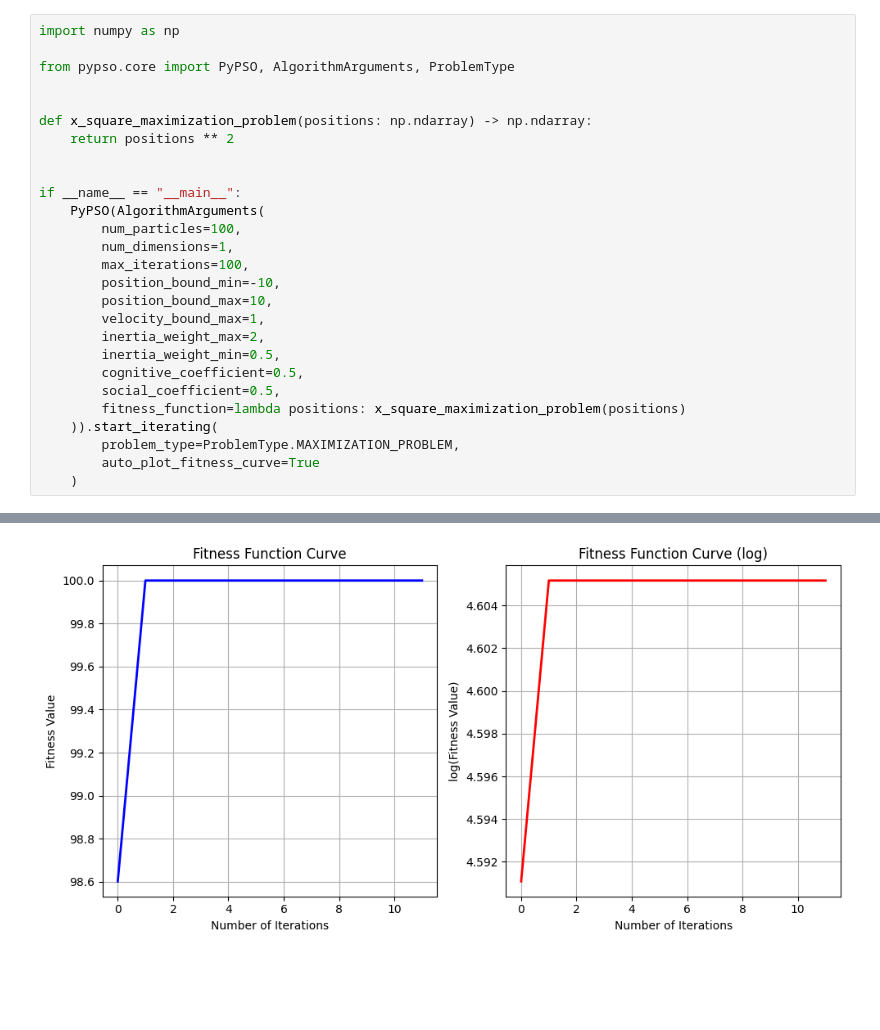
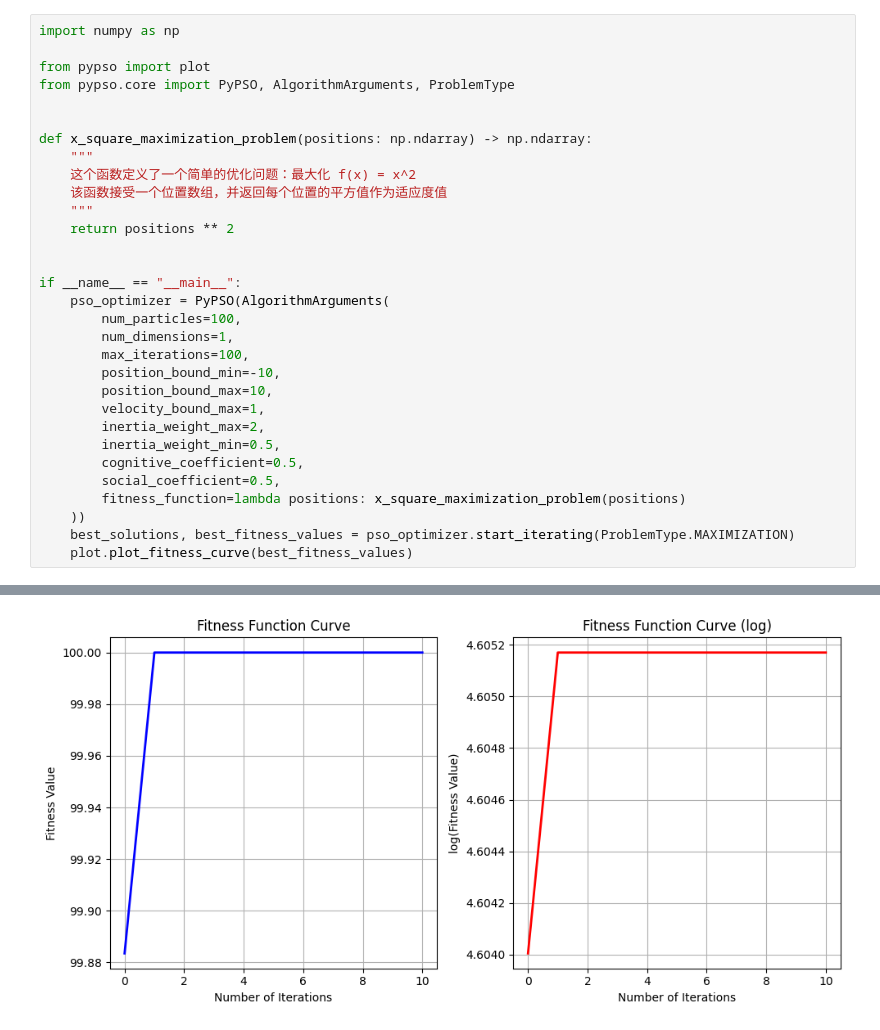
Before and after one commit to codeboyzhou/PyPSO, a Jupyter notebook: examples/x_square_maximization_problem.ipynb, the cells around one changed output, grey strips where cells are left out. Drawn from its saved outputs; the diff is of its cells as text; blank space fills up the shorter version.

Commit message:
feat(x_square_maximization): add plotting for optimization results

```diff
--- a/examples/x_square_maximization_problem.ipynb
+++ b/examples/x_square_maximization_problem.ipynb
@@ -1,15 +1,20 @@
 # %%
 import numpy as np
 
+from pypso import plot
 from pypso.core import PyPSO, AlgorithmArguments, ProblemType
 
 
 def x_square_maximization_problem(positions: np.ndarray) -> np.ndarray:
+    """
+    这个函数定义了一个简单的优化问题：最大化 f(x) = x^2
+    该函数接受一个位置数组，并返回每个位置的平方值作为适应度值
+    """
     return positions ** 2
 
 
 if __name__ == "__main__":
-    PyPSO(AlgorithmArguments(
+    pso_optimizer = PyPSO(AlgorithmArguments(
         num_particles=100,
         num_dimensions=1,
         max_iterations=100,
@@ -21,8 +26,7 @@ if __name__ == "__main__":
         cognitive_coefficient=0.5,
         social_coefficient=0.5,
         fitness_function=lambda positions: x_square_maximization_problem(positions)
-    )).start_iterating(
-        problem_type=ProblemType.MAXIMIZATION_PROBLEM,
-        auto_plot_fitness_curve=True
-    )
+    ))
+    best_solutions, best_fitness_values = pso_optimizer.start_iterating(ProblemType.MAXIMIZATION)
+    plot.plot_fitness_curve(best_fitness_values)
 # %% [output]
@@ -46 +50 @@ if __name__ == "__main__":
-[figure, old version]
+[figure, new version]
```
Also changed, not shown: parts of 1 cell of this notebook, 1 other file.
